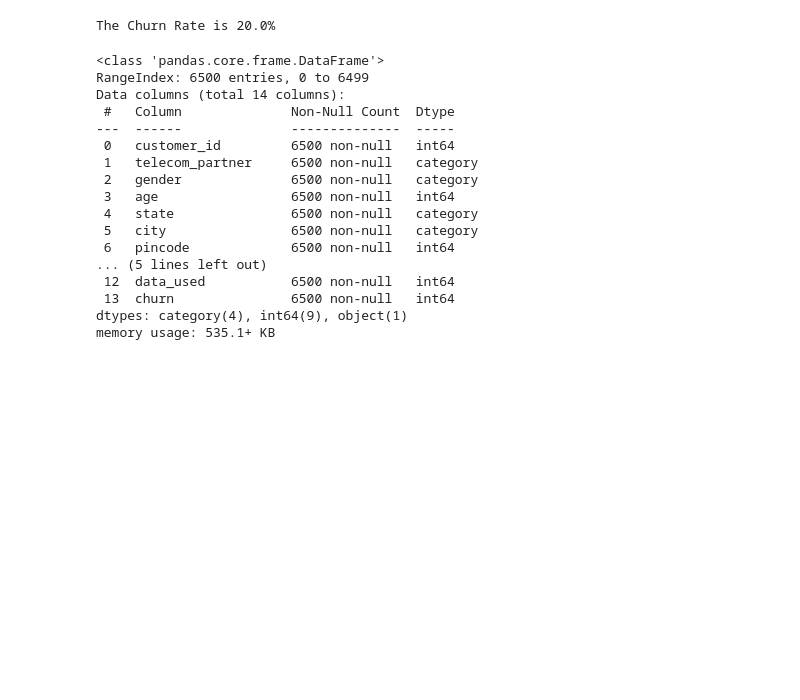
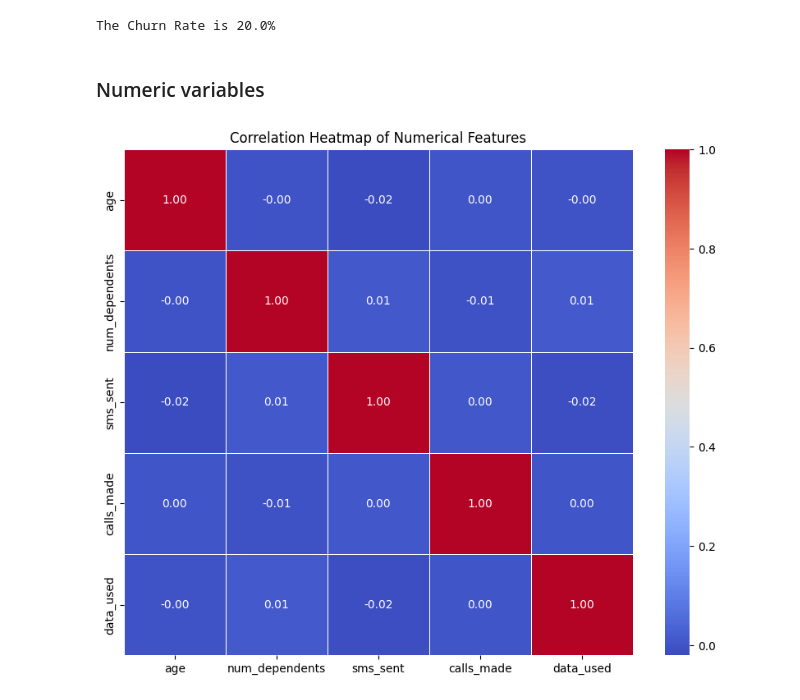
Before and after one commit to Lakes41/Telecom-customer-churn-predictor, a Jupyter notebook: notebook.ipynb, the cells around one changed output. Cells and saved outputs as stored; diff of their text form; code cells hidden in the pictures; blank space fills up the shorter version.

```diff
--- a/notebook.ipynb
+++ b/notebook.ipynb
@@ -158,25 +318,18 @@ print(f"The Churn Rate is {churn_rate[1]:.1f}%")
 # %% [output]
 The Churn Rate is 20.0%
+# %% [markdown]
+### Numeric variables
 # %%
-# Identifying categorical variables
-columns_to_convert = ['telecom_partner', 'gender', 'state', 'city']
-churn_df[columns_to_convert] = churn_df[columns_to_convert].apply(lambda col: col.astype('category'))
-churn_df.info()
+# Selecting only the numerical features
+numerical_features = churn_df[['age', 'num_dependents', 'sms_sent', 'calls_made', 'data_used' ]]
+
+# Calculating the correlation matrix
+correlation_matrix = numerical_features.corr()
+
+# Creating a heatmap
+plt.figure(figsize=(10, 8))
+sns.heatmap(correlation_matrix, annot=True, cmap='coolwarm', fmt=".2f", linewidths=.5)
+plt.title('Correlation Heatmap of Numerical Features')
+plt.show()
 # %% [output]
-<class 'pandas.core.frame.DataFrame'>
-RangeIndex: 6500 entries, 0 to 6499
-Data columns (total 14 columns):
- #   Column              Non-Null Count  Dtype
----  ------              --------------  -----
- 0   customer_id         6500 non-null   int64
- 1   telecom_partner     6500 non-null   category
- 2   gender              6500 non-null   category
- 3   age                 6500 non-null   int64
- 4   state               6500 non-null   category
- 5   city                6500 non-null   category
- 6   pincode             6500 non-null   int64
-... (5 lines left out)
- 12  data_used           6500 non-null   int64
- 13  churn               6500 non-null   int64
-dtypes: category(4), int64(9), object(1)
-memory usage: 535.1+ KB
+[figure, added]
```
Also changed, not shown: parts of 21 cells of this notebook.
